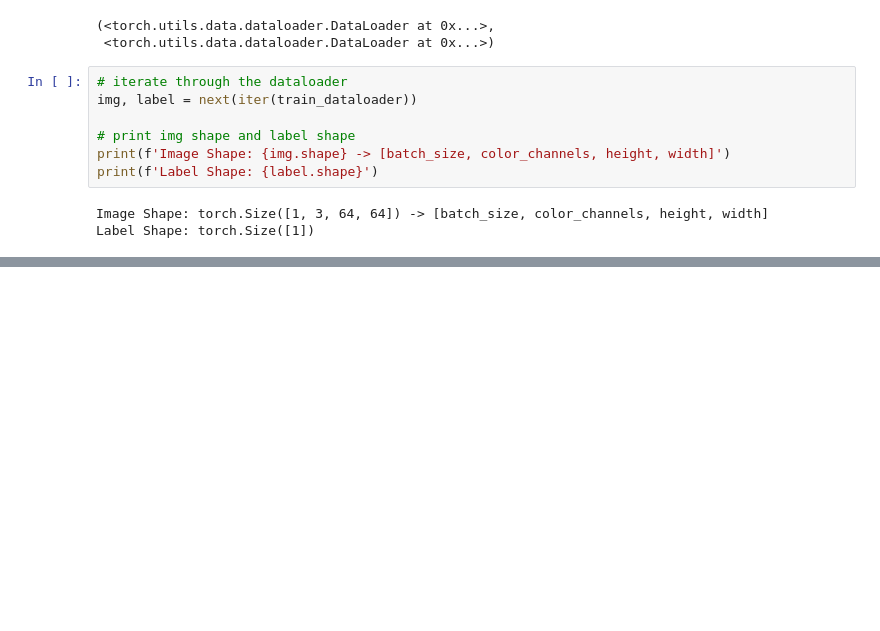
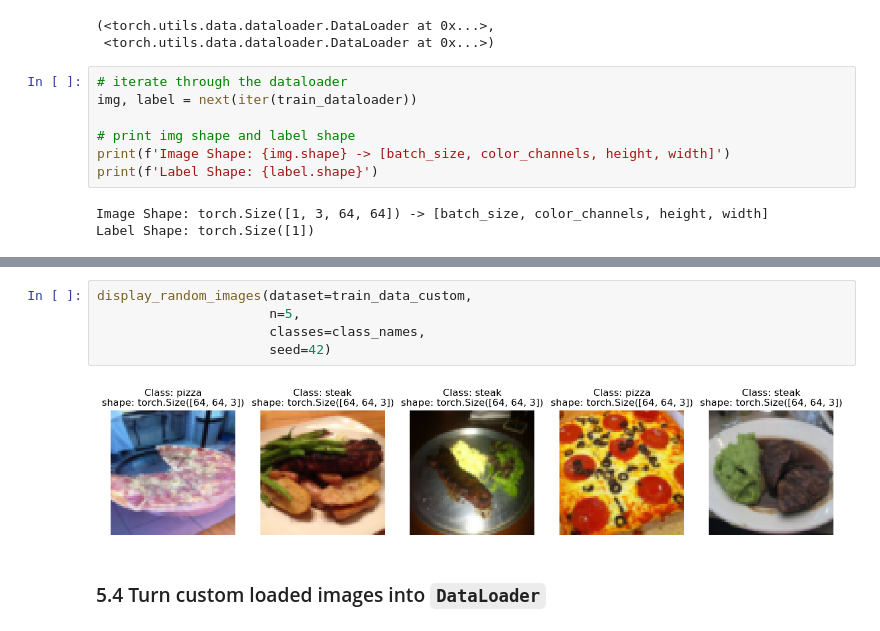
Before and after one commit to maheshsunuwar/deep-learning-pytorch, a Jupyter notebook: 04. PyTorch Custom Datasets/04_pytorch_custom_datasets.ipynb, the cells around one changed output, grey strips where cells are left out. Cells and saved outputs as stored; diff of their text form; blank space fills up the shorter version.

```diff
--- a/04. PyTorch Custom Datasets/04_pytorch_custom_datasets.ipynb
+++ b/04. PyTorch Custom Datasets/04_pytorch_custom_datasets.ipynb
@@ -425,0 +642,9 @@ Cons:
+# %%
+display_random_images(dataset=train_data_custom,
+                      n=5,
+                      classes=class_names,
+                      seed=42)
+# %% [output]
+[figure, added]
+# %% [markdown]
+### 5.4 Turn custom loaded images into `DataLoader`
```
Also changed, not shown: parts of 97 cells of this notebook.
